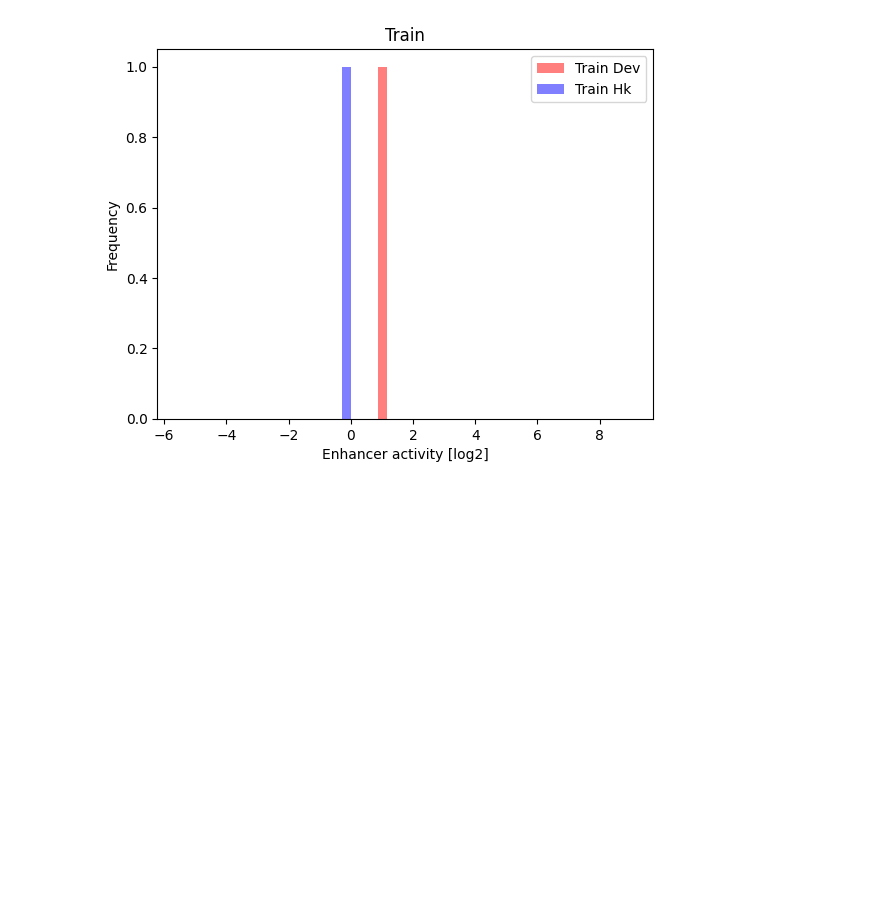
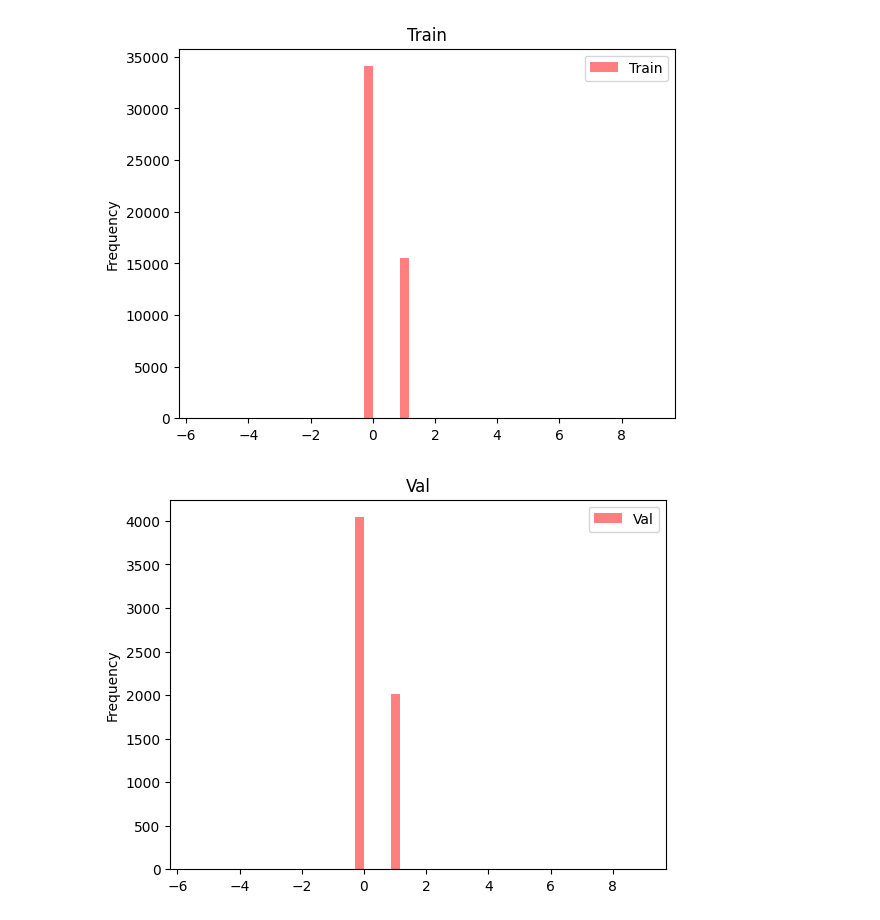
Before and after one commit to UgurDURA/promoter_sequence_identification, a Jupyter notebook: Trial_Scripts/network.ipynb, the cells around one changed output. Saved outputs shown, nothing was run; the diff lists cells and outputs as text; code cells hidden in the pictures; blank space fills up the shorter version.

Commit message:
cofactor data refined and normalized

```diff
--- a/Trial_Scripts/network.ipynb
+++ b/Trial_Scripts/network.ipynb
@@ -8,4 +8,4 @@ import matplotlib.pyplot as plt
 
 
 
-data=pd.read_csv('/Users/ugur_dura/Desktop/IN2393-Machine Learning for Regulatory Genomics/Project/promoter_sequence_identification/data/parsed_data/train_data.csv')
+df=pd.read_csv('/Users/ugur_dura/Desktop/IN2393-Machine Learning for Regulatory Genomics/Project/promoter_sequence_identification/data/parsed_data/cofactor_expression_data.csv')
@@ -11,0 +80,4 @@ data=pd.read_csv('/Users/ugur_dura/Desktop/IN2393-Machine Learning for Regulator
+# %%
+df.drop('Unnamed: 0', axis=1, inplace=True)
+
+print(df)
@@ -12,3 +102,7 @@ data=pd.read_csv('/Users/ugur_dura/Desktop/IN2393-Machine Learning for Regulator
+# %%
+df.to_csv('deneme.csv')
+
+data =df
 # %%
 counts = data['set'].value_counts()
 print(counts)
@@ -41,6 +138,6 @@ def prepare_input(data_set):
   return seq_matrix, Y
 # %%
 X_train, Y_train = prepare_input(data[data['set'] == "train"])
-# X_valid, Y_valid = prepare_input(data[data['set'] == "Val"])
-# X_test, Y_test = prepare_input(data[data['set'] == "Test"])
+X_valid, Y_valid = prepare_input(data[data['set'] == "validation"])
+X_test, Y_test = prepare_input(data[data['set'] == "test"])
 # %% [output]
@@ -68,16 +167,18 @@ array([[0, 0, 1, 0],
 # %%
 def hist_activities(set, Y):
 
-  plt.hist(Y[0], alpha=0.5, bins=50, label=set + ' Dev', color='red', range=[-5.5, 9])
-  plt.hist(Y[1], alpha=0.5, bins=50, label=set +' Hk', color='blue', range=[-5.5, 9])
+  plt.hist(Y, alpha=0.5, bins=50, label=set, color='red', range=[-5.5, 9])
+
 
   plt.legend(loc='upper right')
-  plt.xlabel('Enhancer activity [log2]')
   plt.ylabel('Frequency')
   plt.title(set)
 
   plt.show()
 
 hist_activities("Train", Y_train)
+hist_activities("Val", Y_valid)
+hist_activities("Test", Y_test)
 # %% [output]
-[figure, old version]
+[figure, new version]
+[figure, added]
```
Also changed, not shown: parts of 10 cells of this notebook, 6 other files.
